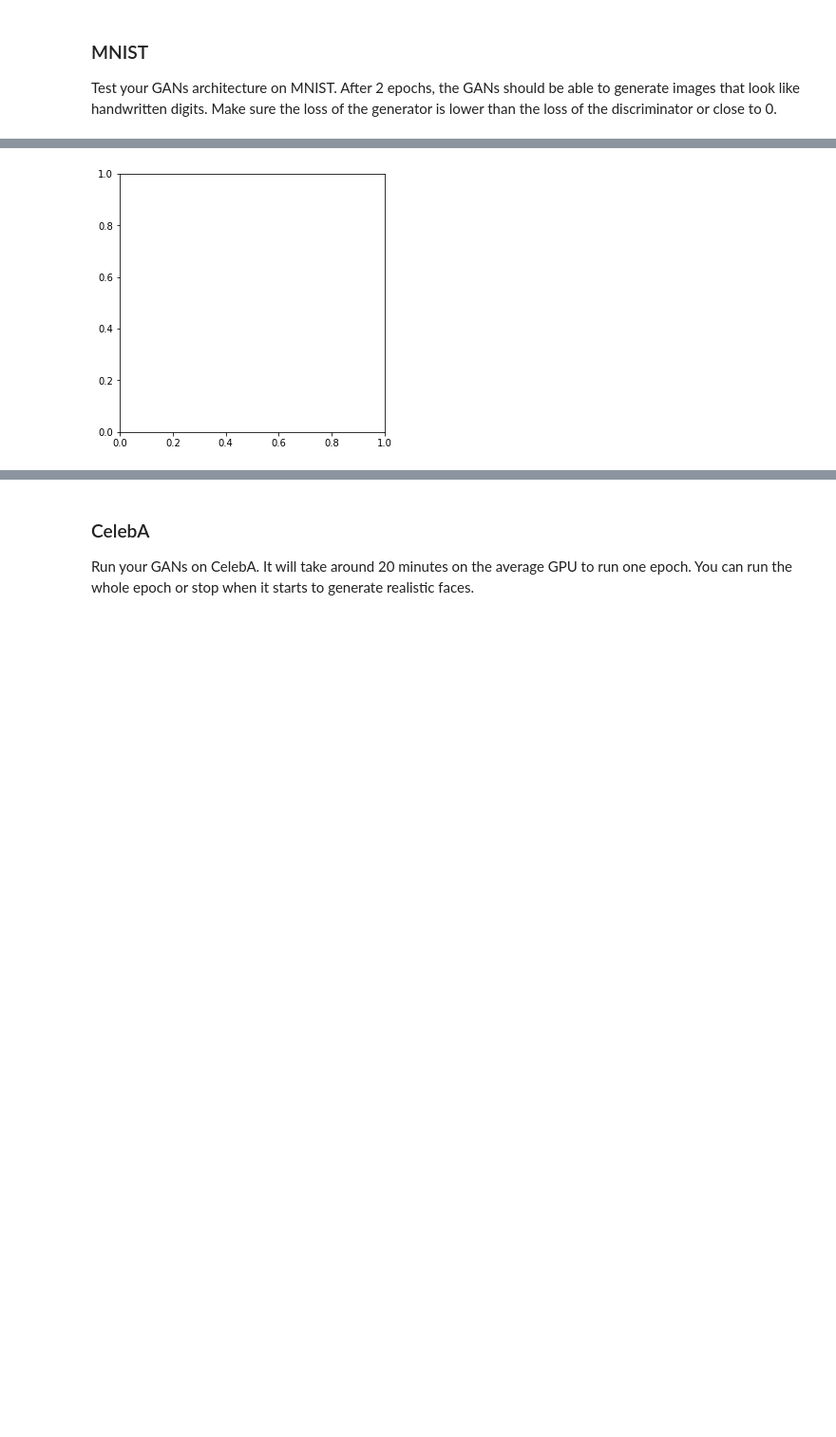
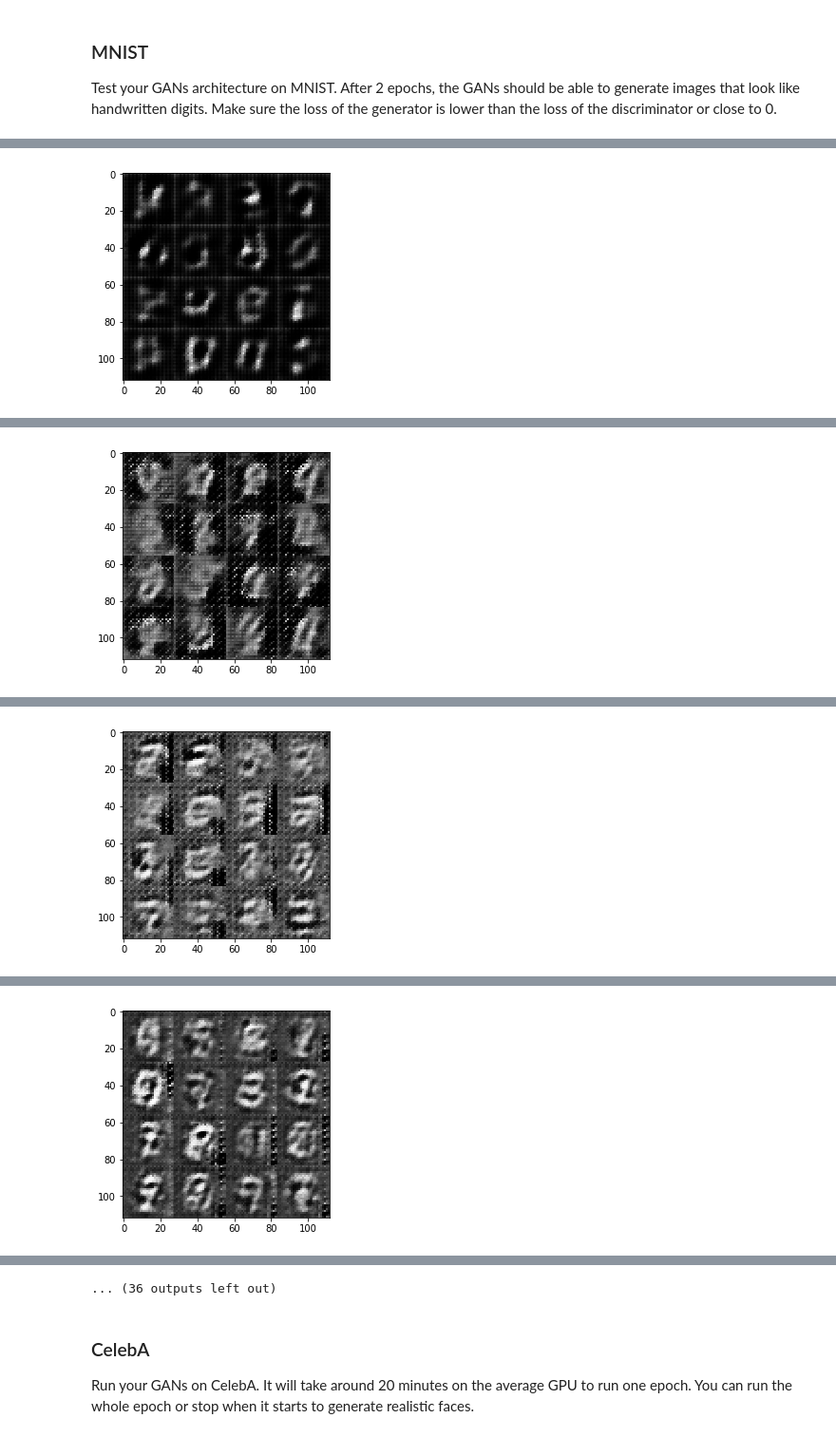
Before and after one commit to jimmy6/deep-learning, a Jupyter notebook: face_generation/dlnd_face_generation.ipynb, the cells around one changed output, grey strips where cells are left out. Shown at 95% size. Saved outputs shown, nothing was run; the diff lists cells and outputs as text; code cells hidden in the pictures; blank space fills up the shorter version.

```diff
--- a/face_generation/dlnd_face_generation.ipynb
+++ b/face_generation/dlnd_face_generation.ipynb
@@ -195,21 +195,16 @@ def generator(z, out_channel_dim, is_train=True):
         x1 = tf.reshape(x1, (-1, 7, 7, 512))
         x1 = tf.layers.batch_normalization(x1, training=is_train)
         x1 = tf.maximum(alpha * x1, x1)
-        # 4x4x512 now
+        # 7x7x512 now
 
         x2 = tf.layers.conv2d_transpose(x1, 256, 5, strides=2, padding='same')
         x2 = tf.layers.batch_normalization(x2, training=is_train)
         x2 = tf.maximum(alpha * x2, x2)
-        # 8x8x256 now
-        """
-        x3 = tf.layers.conv2d_transpose(x2, 128, 5, strides=2, padding='same')
-        x3 = tf.layers.batch_normalization(x3, training=is_train)
-        x3 = tf.maximum(alpha * x3, x3)
-        # 16x16x128 now
-        """
+        # 14x14x256 now
+
         # Output layer
         logits = tf.layers.conv2d_transpose(x2, out_channel_dim, 5, strides=2, padding='same')
-        # 32x32x3 now
+        # 28x28x3 now
 
         out = tf.tanh(logits)
 
@@ -378,10 +373,9 @@ def train(epoch_count, batch_size, z_dim, learning_rate, beta1, get_batches, dat
     # TODO: Build Model
 
     steps = 0
-    z_size = 100
+    z_size = z_dim
     print_every=10
     show_every=100
-    figsize=(5,5)
     samples, losses = [], []
     sample_z = np.random.uniform(-1, 1, size=(72, z_size))
     net = GAN(data_shape, z_size, beta1=beta1)
@@ -408,15 +402,12 @@ def train(epoch_count, batch_size, z_dim, learning_rate, beta1, get_batches, dat
                     losses.append((train_loss_d, train_loss_g))
 
                 if steps % show_every == 0:
-                    gen_samples = sess.run(generator(net.input_z, data_shape[3], is_train=False), feed_dict={net.input_z: sample_z})
-                    samples.append(gen_samples)
-                    _ = view_samples(-1, samples, 1, len(samples), figsize=figsize)
-                    plt.show()
+                    show_generator_output(sess, 16, net.input_z, data_shape[3], data_image_mode)
 # %% [markdown]
 ### MNIST
 Test your GANs architecture on MNIST.  After 2 epochs, the GANs should be able to generate images that look like handwritten digits.  Make sure the loss of the generator is lower than the loss of the discriminator or close to 0.
 # %%
-batch_size = 20
+batch_size = 50
 z_dim = 100
 learning_rate = 0.001
 beta1 = 0.5
@@ -425,7 +416,7 @@ beta1 = 0.5
 """
 DON'T MODIFY ANYTHING IN THIS CELL THAT IS BELOW THIS LINE
 """
-epochs = 1
+epochs = 2
 
 mnist_dataset = helper.Dataset('mnist', glob(os.path.join(data_dir, 'mnist/*.jpg')))
 with tf.Graph().as_default():
@@ -444,0 +436 @@ Epoch 1/1... Discriminator Loss: 0.6319... Generator Loss: 1.3259
+[figure, new version]
@@ -446 +447 @@ AttributeError: 'AxesSubplot' object has no attribute 'flatten'
-[figure, old version]
+[figure, added]
@@ -446,0 +458 @@ AttributeError: 'AxesSubplot' object has no attribute 'flatten'
+[figure, added]
@@ -446,0 +469 @@ AttributeError: 'AxesSubplot' object has no attribute 'flatten'
+[figure, added]
@@ -447,3 +492,4 @@ AttributeError: 'AxesSubplot' object has no attribute 'flatten'
+... (36 outputs left out)
 # %% [markdown]
 ### CelebA
 Run your GANs on CelebA.  It will take around 20 minutes on the average GPU to run one epoch.  You can run the whole epoch or stop when it starts to generate realistic faces.
```
Also changed, not shown: parts of 2 cells of this notebook.
